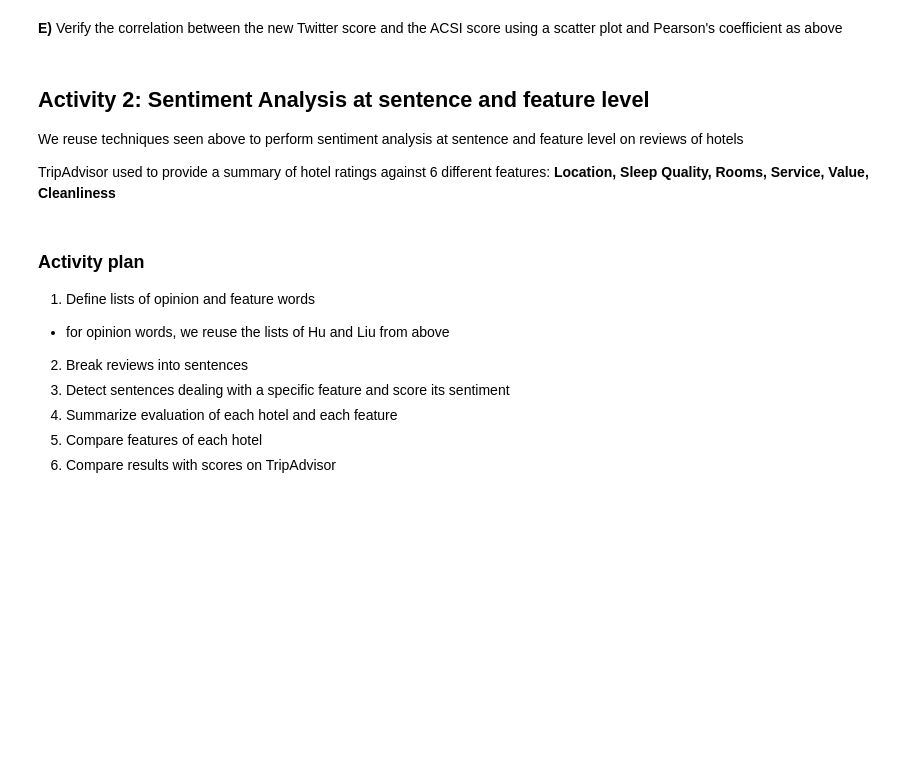
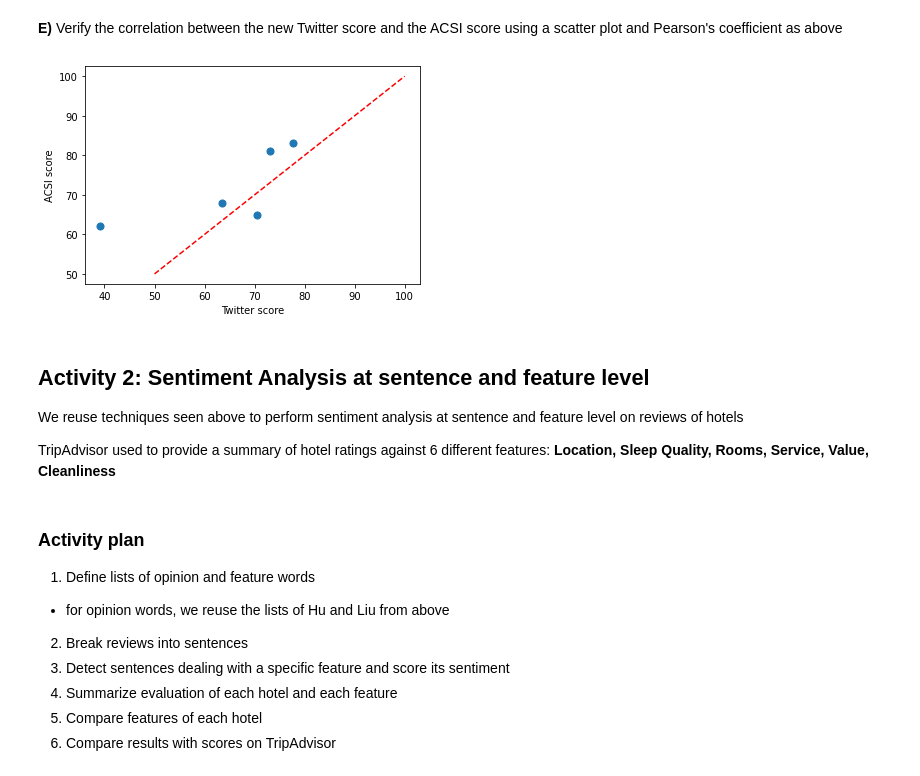
Before and after one commit to thiyagi9/PythonPractises, a Jupyter notebook: 1_opinion_lab_check.ipynb, the cells around one changed output. Drawn from its saved outputs; the diff is of its cells as text; code cells hidden in the pictures; blank space fills up the shorter version.

```diff
--- a/1_opinion_lab_check.ipynb
+++ b/1_opinion_lab_check.ipynb
@@ -703,2 +719,7 @@ print(type(tweets_with_scores), type(tweets_with_scores_neg))
 # %% [markdown]
 **D)** Use the `get_summary_scores` defined above to get a series `twitter_score_neg` with summary scores for each airline
+# %%
+tweets_with_scores_neg["very_pos"] = tweets_with_scores_neg["new_score"] >= 2
+tweets_with_scores_neg["very_neg"] = tweets_with_scores_neg["new_score"] <= -2
+# %%
+twitter_score_neg = tweets_with_scores_neg.groupby("airline")[["very_pos", "very_neg"]].sum().sort_index()
@@ -704,0 +746,4 @@ print(type(tweets_with_scores), type(tweets_with_scores_neg))
+# %%
+twitter_score_neg["all_count"] = twitter_score_neg.very_pos + twitter_score_neg.very_neg
+# %%
+twitter_score_neg["new_score"] = 100 * twitter_score_neg.very_pos / twitter_score_neg.all_count
@@ -705,5 +780,12 @@ print(type(tweets_with_scores), type(tweets_with_scores_neg))
 # %% [markdown]
 **E)** Verify the correlation between the new Twitter score and the ACSI score using a scatter plot and Pearson's coefficient as above
+# %%
+plt.scatter(twitter_score_neg["new_score"], acsi_score, s=50) # plt.scatter() function is used to plot points. 's' parameters can be use to set the point dimension
+plt.plot([50, 100], [50, 100], "r--")  # plot a x=y segment. First two parameters represents the coordinates of the segment, while the third one let us draw red dashes
+plt.xlabel("Twitter score")
+plt.ylabel("ACSI score");
+# %% [output]
+[figure, added]
 # %% [markdown]
 ## Activity 2: Sentiment Analysis at sentence and feature level
 
```
Also changed, not shown: parts of 6 cells of this notebook.
